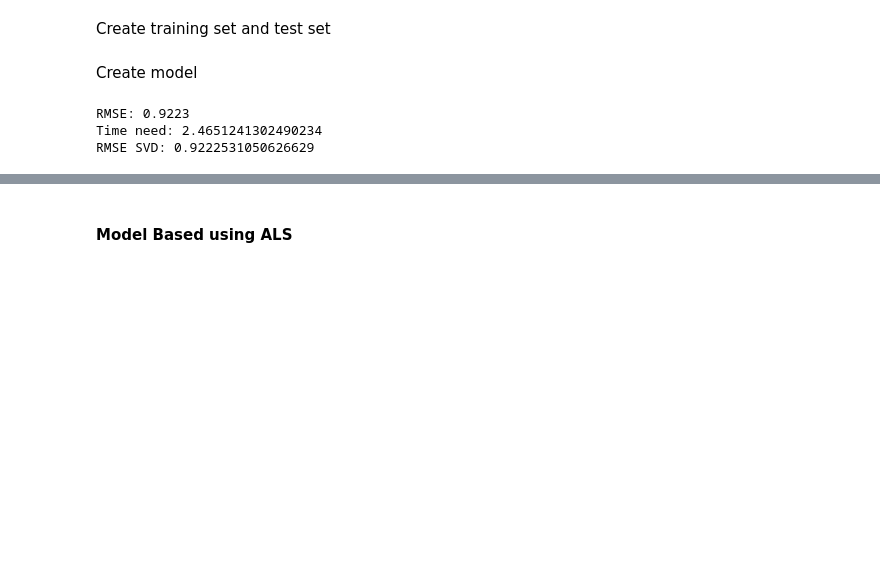
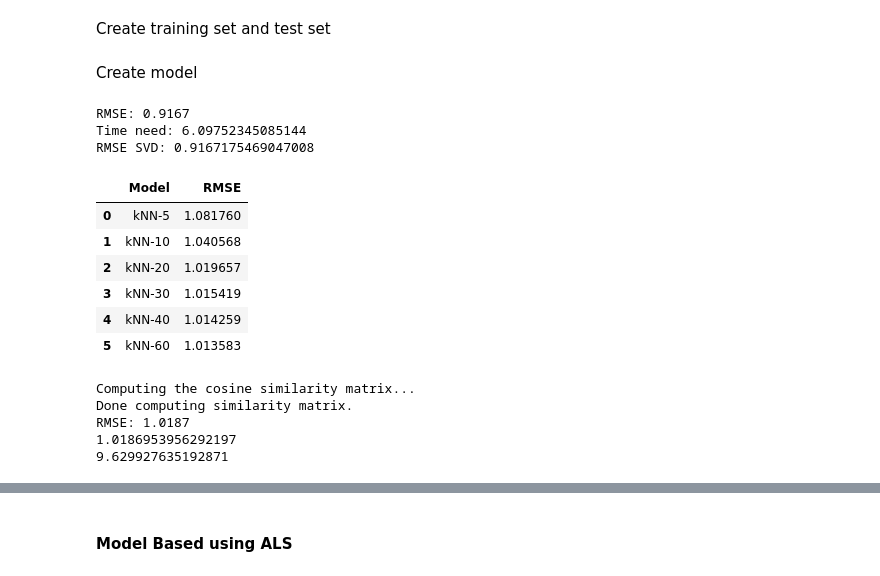
Before and after one commit to Thaibao247/Algorithms-for-recommendation-system, a Jupyter notebook: RecommendationTechniques/Compare/Compare Technique.ipynb, the cells around one changed output, grey strips where cells are left out. Saved outputs shown, nothing was run; the diff lists cells and outputs as text; code cells hidden in the pictures; blank space fills up the shorter version.

```diff
--- a/RecommendationTechniques/Compare/Compare Technique.ipynb
+++ b/RecommendationTechniques/Compare/Compare Technique.ipynb
@@ -240,7 +244,7 @@ import time
 Create model
 # %%
 start_time = time.time()
-trainset, testset = train_test_split(data, test_size=0.25)
+trainset, testset = train_test_split(data, test_size=0.2)
 algo = SVD(n_factors=35, n_epochs=25, lr_all=0.008, reg_all=0.08)
 predictions = algo.fit(trainset).test(testset)
 rmse_SVD = rmse(predictions)
@@ -248,6 +252,52 @@ end_time_svd = time.time()- start_time
 print('Time need:', end_time_svd)
 print('RMSE SVD:', rmse_SVD)
 # %% [output]
-RMSE: 0.9223
-Time need: 2.4651241302490234
-RMSE SVD: 0.9222531050626629
+RMSE: 0.9167
+Time need: 6.09752345085144
+RMSE SVD: 0.9167175469047008
+# %%
+ml_algorithms = {'kNN-5': 5, 'kNN-10': 10, 'kNN-20': 20, 'kNN-30': 30, 'kNN-40': 40, "kNN-60": 60}
+start_time = time.time()
+models_CF = []
+RMSE_CF = []
+timeKNN = []
+sim_options = {'name':'cosine','min_support':2,'user_based':True}
+for name, num_neighbours in ml_algorithms.items():
+    final_model = KNNBasic(k=num_neighbours, sim_options=sim_options)
+    pred = final_model.fit(trainset).test(testset)
+
+    models_CF.append(name)
+    RMSE_CF.append(accuracy.rmse(pred))
+    end_time_svd = time.time()- start_time
+    timeKNN.append(end_time_svd)
+# %%
+RMSE_CF_dict = {"Model": models_CF, "RMSE": RMSE_CF}
+RMSE_CF_df = pd.DataFrame(RMSE_CF_dict)
+RMSE_CF_df
+# %% [output]
+|  | Model | RMSE |
+| 0 | kNN-5 | 1.081760 |
+| 1 | kNN-10 | 1.040568 |
+| 2 | kNN-20 | 1.019657 |
+| 3 | kNN-30 | 1.015419 |
+| 4 | kNN-40 | 1.014259 |
+| 5 | kNN-60 | 1.013583 |
+# %%
+
+start_time = time.time()
+models_CF = []
+RMSE_CF = []
+sim_options = {'name':'cosine','min_support':2,'user_based':True}
+final_model = KNNBasic(k=60, sim_options=sim_options)
+pred = final_model.fit(trainset).test(testset)
+
+rmse_u_u = accuracy.rmse(pred)
+end_time_u_u = time.time()- start_time
+print(rmse_u_u)
+print(end_time_u_u)
+# %% [output]
+Computing the cosine similarity matrix...
+Done computing similarity matrix.
+RMSE: 1.0187
+1.0186953956292197
+9.629927635192871
```
Also changed, not shown: parts of 5 cells of this notebook, 2 other files.
